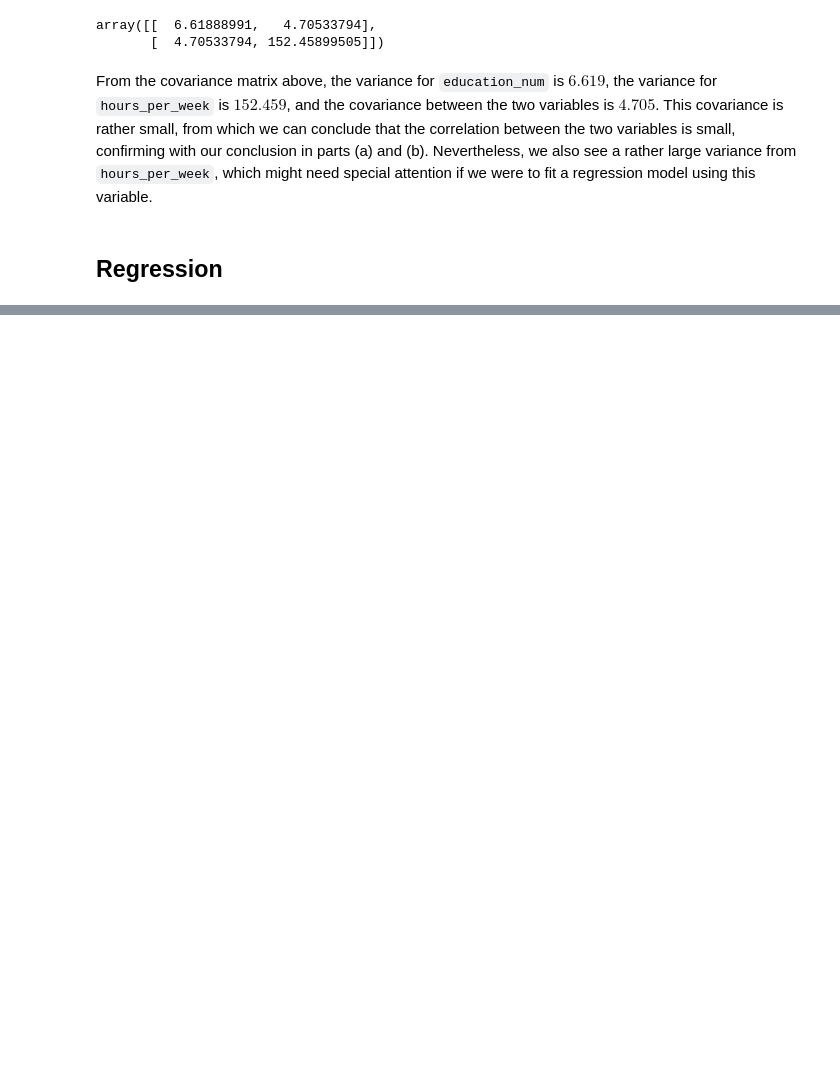
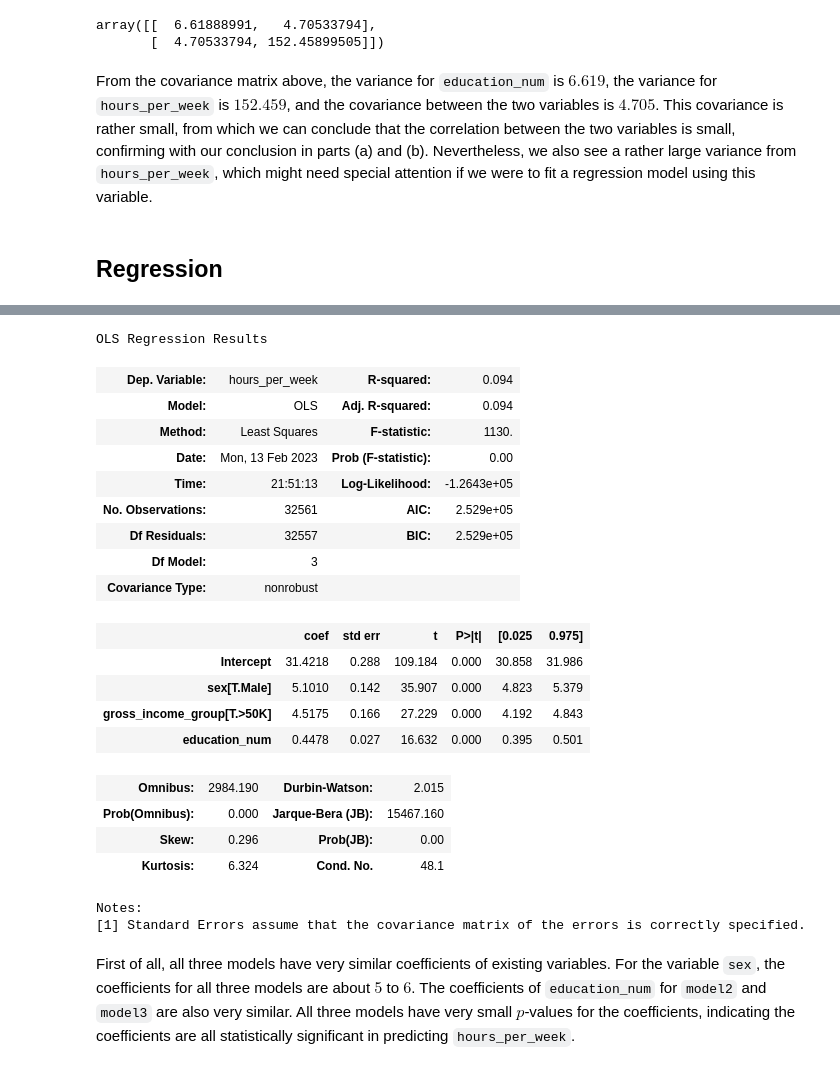
Before and after one commit to BullDF/JSC270_HW2_2022_YMENG, a Jupyter notebook: Assignment2_YMENG.ipynb, the cells around one changed output, grey strips where cells are left out. Saved outputs shown, nothing was run; the diff lists cells and outputs as text; code cells hidden in the pictures; blank space fills up the shorter version.

```diff
--- a/Assignment2_YMENG.ipynb
+++ b/Assignment2_YMENG.ipynb
@@ -328,0 +386,27 @@ From the covariance matrix above, the variance for `education_num` is $6.619$, t
+# %%
+model3 = smf.ols('hours_per_week ~ sex + education_num + gross_income_group', data=income94).fit()
+model3.summary()
+# %% [output]
+OLS Regression Results
+| Dep. Variable: | hours_per_week | R-squared: | 0.094 |
+| Model: | OLS | Adj. R-squared: | 0.094 |
+| Method: | Least Squares | F-statistic: | 1130. |
+| Date: | Mon, 13 Feb 2023 | Prob (F-statistic): | 0.00 |
+| Time: | 21:51:13 | Log-Likelihood: | -1.2643e+05 |
+| No. Observations: | 32561 | AIC: | 2.529e+05 |
+| Df Residuals: | 32557 | BIC: | 2.529e+05 |
+| Df Model: | 3 |  |  |
+| Covariance Type: | nonrobust |  |  |
+|  | coef | std err | t | P>|t| | [0.025 | 0.975] |
+| Intercept | 31.4218 | 0.288 | 109.184 | 0.000 | 30.858 | 31.986 |
+| sex[T.Male] | 5.1010 | 0.142 | 35.907 | 0.000 | 4.823 | 5.379 |
+| gross_income_group[T.>50K] | 4.5175 | 0.166 | 27.229 | 0.000 | 4.192 | 4.843 |
+| education_num | 0.4478 | 0.027 | 16.632 | 0.000 | 0.395 | 0.501 |
+| Omnibus: | 2984.190 | Durbin-Watson: | 2.015 |
+| Prob(Omnibus): | 0.000 | Jarque-Bera (JB): | 15467.160 |
+| Skew: | 0.296 | Prob(JB): | 0.00 |
+| Kurtosis: | 6.324 | Cond. No. | 48.1 |
+Notes:
+[1] Standard Errors assume that the covariance matrix of the errors is correctly specified.
+# %% [markdown]
+First of all, all three models have very similar coefficients of existing variables. For the variable `sex`, the coefficients for all three models are about $5$ to $6$. The coefficients of `education_num` for `model2` and `model3` are also very similar. All three models have very small $p$-values for the coefficients, indicating the coefficients are all statistically significant in predicting `hours_per_week`.
```
Also changed, not shown: parts of 15 cells of this notebook.
